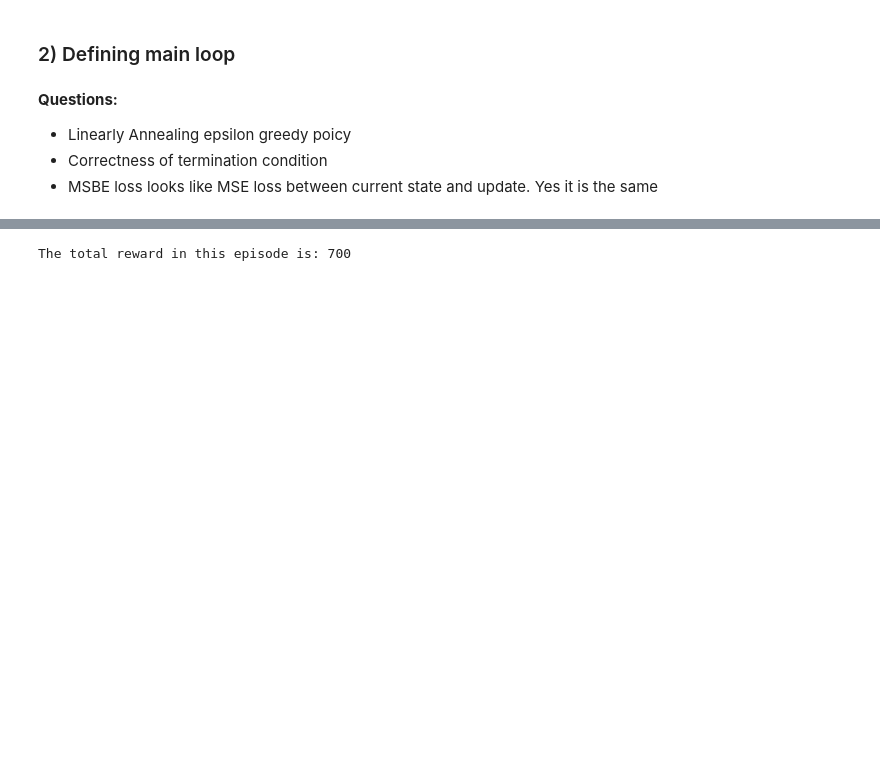
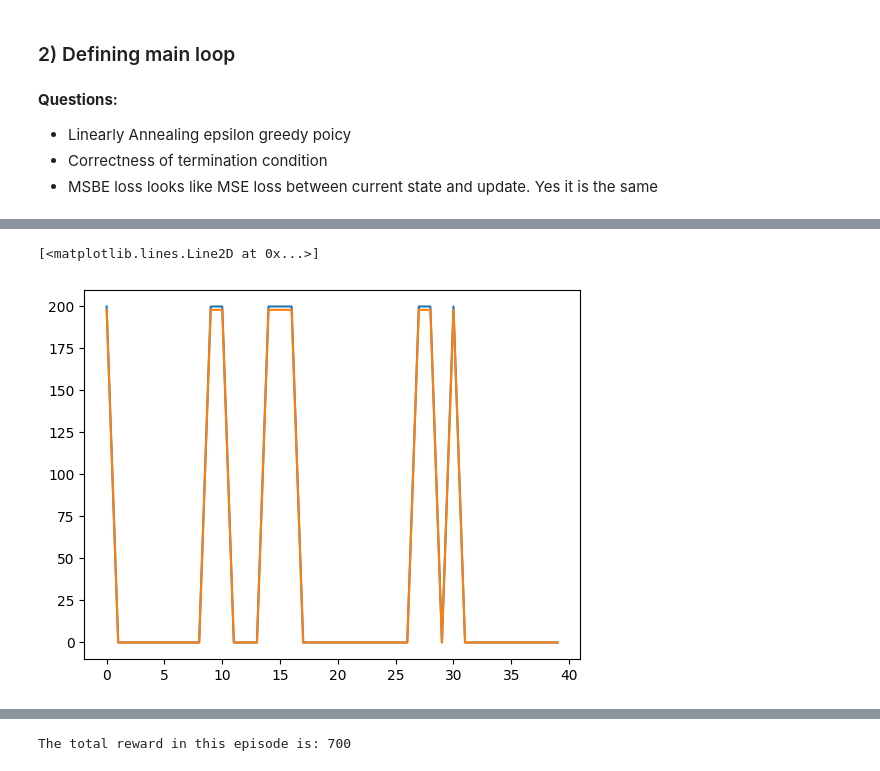
Before and after one commit to ahmedtarek-/Deep-Q-Learning, a Jupyter notebook: deep_q_learning_arina.ipynb, the cells around one changed output, grey strips where cells are left out. Saved outputs shown, nothing was run; the diff lists cells and outputs as text; code cells hidden in the pictures; blank space fills up the shorter version.

Commit message:
WIP in embedding experience replay

```diff
--- a/deep_q_learning_arina.ipynb
+++ b/deep_q_learning_arina.ipynb
@@ -155,41 +163,51 @@ class MLP(nn.Module):
 # %% [markdown]
 ### 2) Defining policy
 # %%
-# TODO: implement annealing epsilon-greedy from 1-> 0
+# TODO: try exponentially annealing epsilon-greedy from 1-> 0
+# s\left(\frac{t}{s}\right)^{x}
 
 def eps_greedy(q, e):
   rand = np.random.uniform(0, 1)
+  if len(q.shape) == 1:
+    q = torch.unsqueeze(q, dim=0)
+
+  print(q)
   if rand <= (1 - e):
-    chosen_action = torch.argmax(q).item()
+    #chosen_action = torch.argmax(q, dim=1).item()
+    chosen_action = torch.argmax(q, dim=1)
   else:
-    chosen_action = np.random.choice(range(len(q)))
+    chosen_action = np.random.choice(range(q.shape[1]))
 
   # to avod the warning
-  q_value = torch.unsqueeze(q[chosen_action], 0)
+  #print(f"Q dim is {q.shape}")
+  q_value = q[:,chosen_action]
   #print(f"Just q value: {q_value}")
   return chosen_action, q_value
 # %% [markdown]
 ### 3) Defining Y_hat
 # %%
 def calculate_y_hat(reward, max_next_q, done, gamma=0.99):
-  return torch.Tensor([reward + gamma * (1 - done) * max_next_q])
+  return torch.Tensor([reward + gamma * (1 - done) * max_next_q.detach().numpy()])
 # %%
-def rollout_episode(current_state, env, model, policy, episodes_num = 10):
+def rollout_episode(env, model, policy, eval_steps, gamma = 0.99):
     model.eval()
     rew_total = 0
+    discounter_reward = 0
+    current_state = env.reset()
 
-    for _ in range(episodes_num):
+    for _ in range(eval_steps):
         # use the epsilon greedy policy with a ver small epsilon = 0.01
-        q = model(current_state)
-        action = policy(q, e = 0.01)
+        q = model(torch.Tensor(current_state.flatten()))
+        action, _ = policy(q, e = 0.01)
         new_state, rew , done, _ = env.step(action)
         rew_total += rew
+        discounter_reward += rew * gamma
         current_state = torch.Tensor(new_state.flatten())
 
         if done:
             break
 
     model.train()
-    return rew_total
+    return rew_total, discounter_reward, done
 # %% [markdown]
 ### 2) Defining main loop
@@ -291,8 +440,8 @@ loss_func = nn.MSELoss()
 # Defining optimizer
 optimizer = torch.optim.Adam(model.parameters(), lr=lr)
 
-the_loop(model, env, loss_func)
+rew_inter_arr, discounted_rew_arr = the_loop(model, env, loss_func, exp_replay = True, eval_steps = 5)
 
 # Save the model weights
-# torch.save(model.state_dict(), "models/vanilla_linear_track.pt")
+torch.save(model.state_dict(), "models/vanilla_linear_track_with_exp_replay.pt")
 # %% [output]
@@ -305,3 +466,9 @@ RuntimeError: play() was called after the episode handled by this Engine has ter
+# %%
+plt.plot(rew_inter_arr)
+plt.plot(discounted_rew_arr)
+# %% [output]
+[<matplotlib.lines.Line2D at 0x...>]
+[figure, added]
 # %%
 def load_model_env(env, path_to_model):
     states = np.prod(env.observation_space.shape)
```
Also changed, not shown: parts of 14 cells of this notebook.
